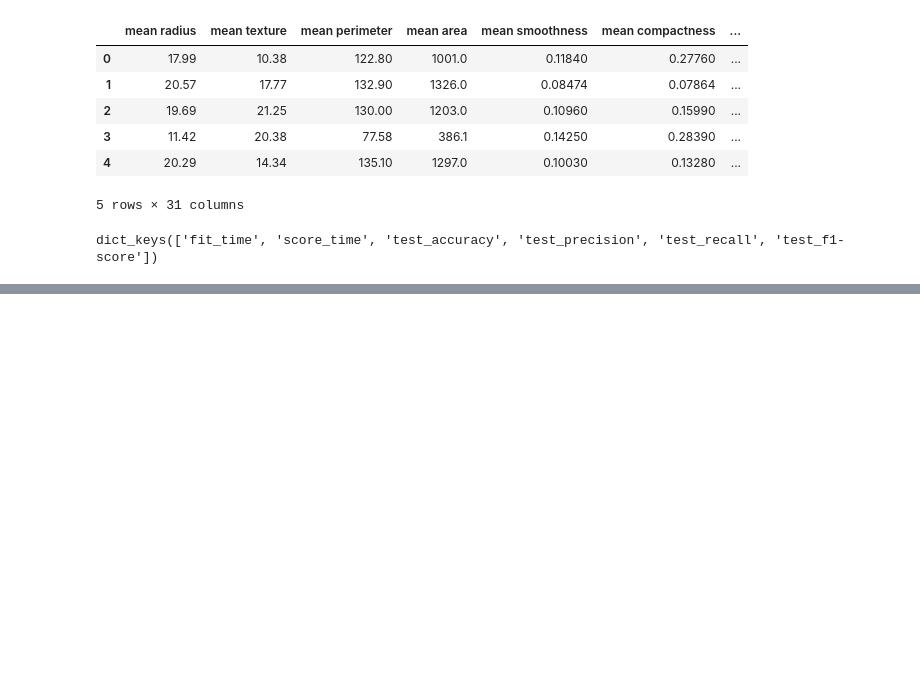
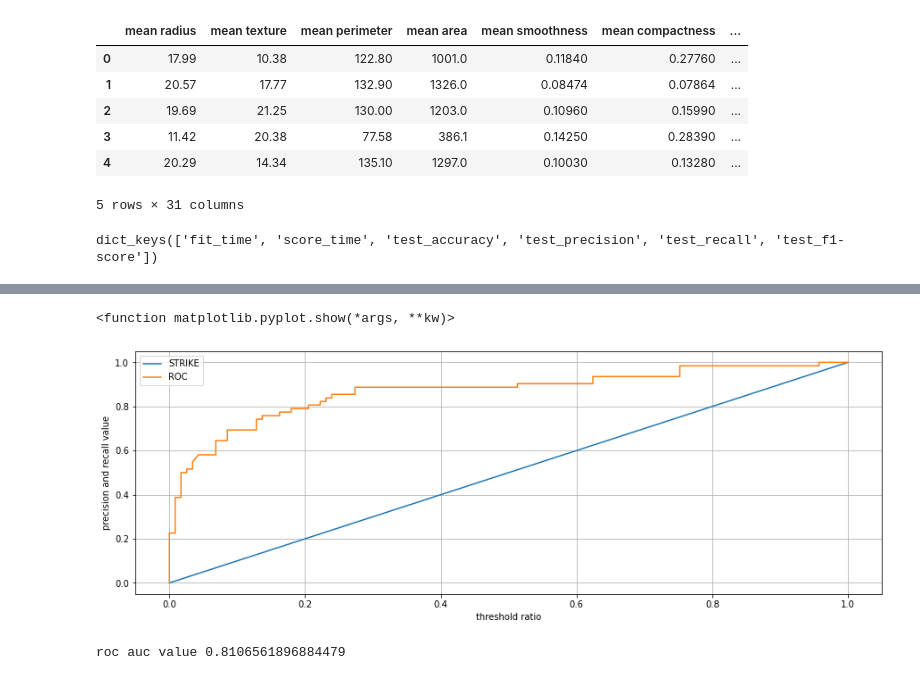
Before and after one commit to Lucidhomme/NumpyPandas, a Jupyter notebook: ml_classification_confusion_matrix[03].ipynb, the cells around one changed output, grey strips where cells are left out. Cells and saved outputs as stored; diff of their text form; code cells hidden in the pictures; blank space fills up the shorter version.

```diff
--- a/ml_classification_confusion_matrix[03].ipynb
+++ b/ml_classification_confusion_matrix[03].ipynb
@@ -362,0 +512,21 @@ f1_score 0.97
+# %%
+from sklearn.metrics import roc_curve
+
+# 레이블 값이 1일 때의 예측확률을 추출
+pred_positive_label = Ir_model.predict_proba(X_test)[:, 1]
+
+fprs, tprs, thresholds = roc_curve(y_test , pred_positive_label)
+print(fprs.shape[0])
+print(tprs.shape[0])
+print(thresholds.shape[0])
+
+print('샘플추출')
+print()
+thr_idx = np.arange(1, thresholds.shape[0] , 6)
+print('thr idx : ', thr_idx)
+print(thresholds[thr_idx])
+print('threshold value : ', thresholds[thr_idx])
+print()
+print('fprs value : ', fprs[thr_idx])
+print()
+print('tprs value : ', tprs[thr_idx])
@@ -362,0 +550,36 @@ f1_score 0.97
+# %%
+# 시각화
+import matplotlib.pyplot as plt
+%matplotlib inline
+
+pred_positive_label = Ir_model.predict_proba(X_test)[:, 1]
+precisions, recalls, thresholds = precision_recall_curve(y_test, pred_positive_label)
+
+plt.figure(figsize=(15,5))
+
+# 대각선
+plt.plot([0,1] , [0,1] , label = 'STRIKE')
+
+# ROC
+plt.plot(fprs, tprs, label = 'ROC')
+
+plt.xlabel('threshold ratio')
+plt.ylabel('precision and recall value')
+plt.legend()
+plt.grid()
+plt.show
+# %% [output]
+<function matplotlib.pyplot.show(*args, **kw)>
+[figure, added]
+# %%
+from sklearn.metrics import roc_auc_score
+from sklearn.linear_model import LogisticRegression
+
+# 위 코드 확인 후
+# 로지스틱 회귀
+Ir_model = LogisticRegression()
+Ir_model.fit(X_train, y_train)
+prediction = Ir_model.predict(X_test)
+print('roc auc value {}'.format(roc_auc_score(y_test , prediction)))
+# %% [output]
+roc auc value 0.8106561896884479
```
Also changed, not shown: parts of 16 cells of this notebook, 3 other files.
